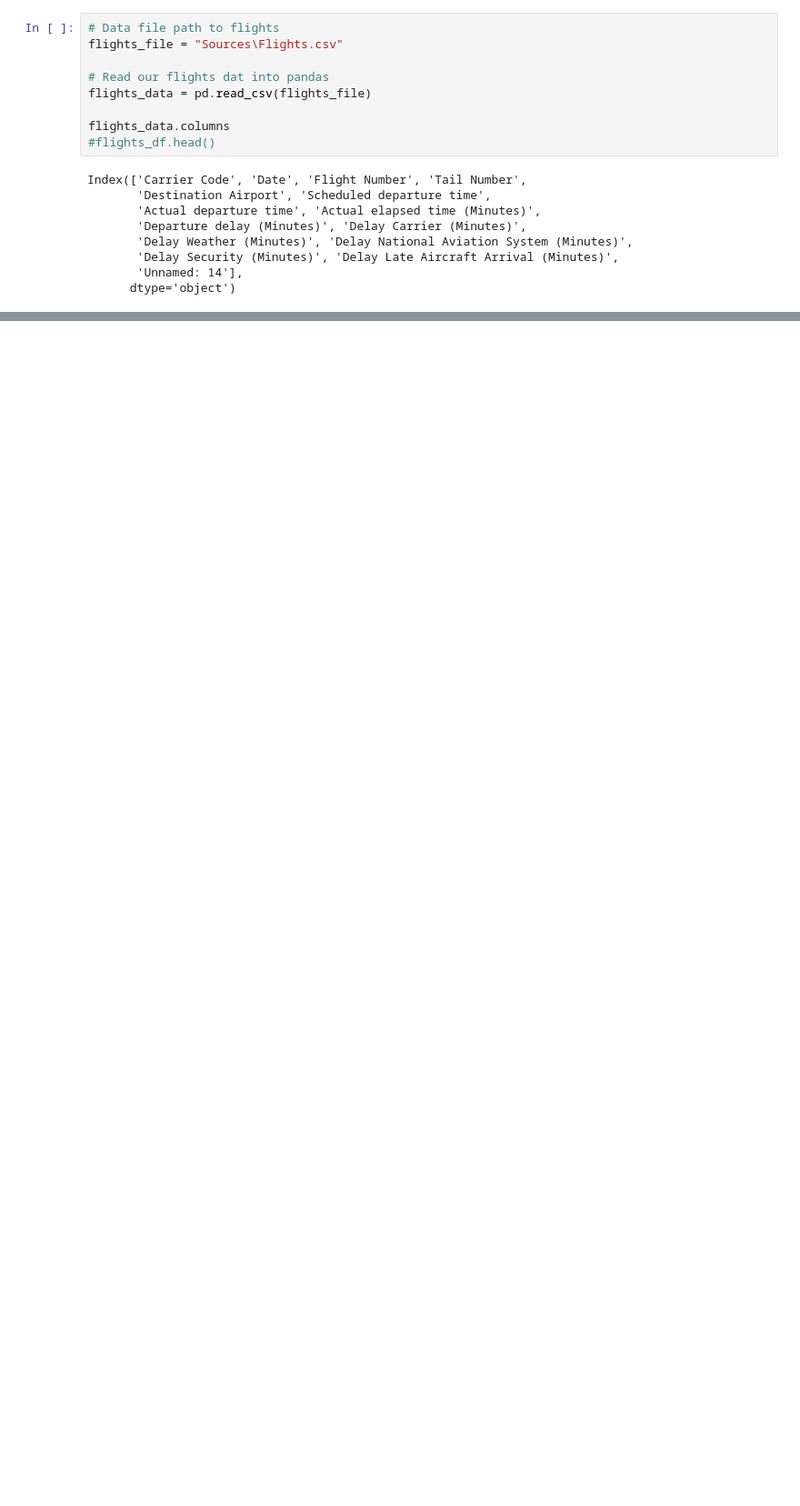
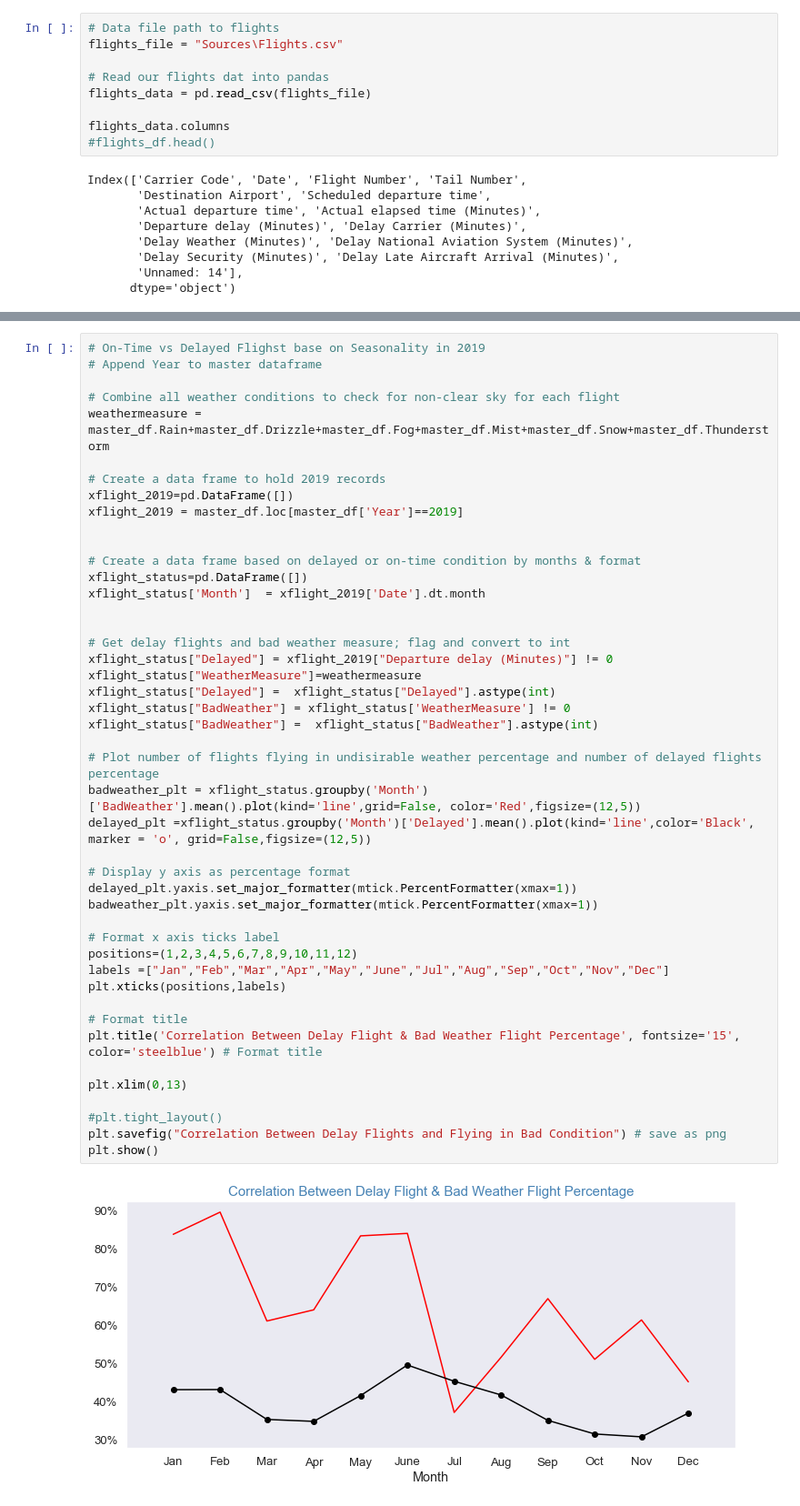
Before and after one commit to tmz22/project-one, a Jupyter notebook: flight_weather.ipynb, the cells around one changed output, grey strips where cells are left out. Shown at 91% size. Saved outputs shown, nothing was run; the diff lists cells and outputs as text; blank space fills up the shorter version.

```diff
--- a/flight_weather.ipynb
+++ b/flight_weather.ipynb
@@ -312,0 +332,47 @@ dtype: object
+# %%
+# On-Time vs Delayed Flighst base on Seasonality in 2019
+# Append Year to master dataframe
+
+# Combine all weather conditions to check for non-clear sky for each flight
+weathermeasure = master_df.Rain+master_df.Drizzle+master_df.Fog+master_df.Mist+master_df.Snow+master_df.Thunderstorm
+
+# Create a data frame to hold 2019 records
+xflight_2019=pd.DataFrame([])
+xflight_2019 = master_df.loc[master_df['Year']==2019]
+
+
+# Create a data frame based on delayed or on-time condition by months & format
+xflight_status=pd.DataFrame([])
+xflight_status['Month']  = xflight_2019['Date'].dt.month
+
+
+# Get delay flights and bad weather measure; flag and convert to int
+xflight_status["Delayed"] = xflight_2019["Departure delay (Minutes)"] != 0
+xflight_status["WeatherMeasure"]=weathermeasure
+xflight_status["Delayed"] =  xflight_status["Delayed"].astype(int)
+xflight_status["BadWeather"] = xflight_status['WeatherMeasure'] != 0
+xflight_status["BadWeather"] =  xflight_status["BadWeather"].astype(int)
+
+# Plot number of flights flying in undisirable weather percentage and number of delayed flights percentage
+badweather_plt = xflight_status.groupby('Month')['BadWeather'].mean().plot(kind='line',grid=False, color='Red',figsize=(12,5))
+delayed_plt =xflight_status.groupby('Month')['Delayed'].mean().plot(kind='line',color='Black', marker = 'o', grid=False,figsize=(12,5))
+
+# Display y axis as percentage format
+delayed_plt.yaxis.set_major_formatter(mtick.PercentFormatter(xmax=1))
+badweather_plt.yaxis.set_major_formatter(mtick.PercentFormatter(xmax=1))
+
+# Format x axis ticks label
+positions=(1,2,3,4,5,6,7,8,9,10,11,12)
+labels =["Jan","Feb","Mar","Apr","May","June","Jul","Aug","Sep","Oct","Nov","Dec"]
+plt.xticks(positions,labels)
+
+# Format title
+plt.title('Correlation Between Delay Flight & Bad Weather Flight Percentage', fontsize='15', color='steelblue') # Format title
+
+plt.xlim(0,13)
+
+#plt.tight_layout()
+plt.savefig("Correlation Between Delay Flights and Flying in Bad Condition") # save as png
+plt.show()
+# %% [output]
+[figure, added]
```
Also changed, not shown: parts of 16 cells of this notebook.
